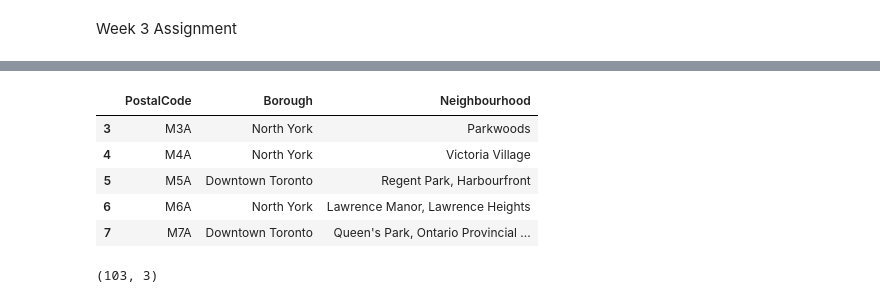
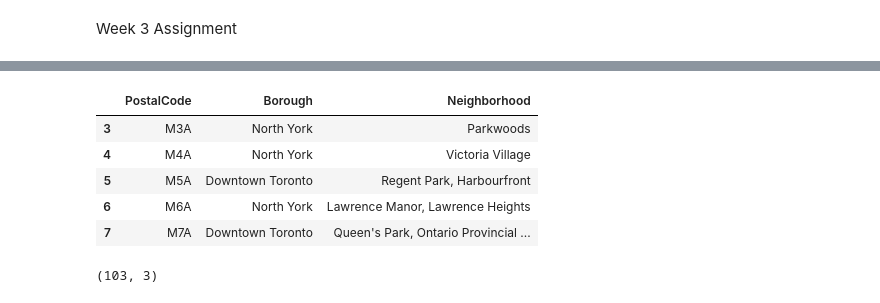
Before and after one commit to StealthyRiot/Coursera_Capstone, a Jupyter notebook: Coursera_Capstone.ipynb, the cells around one changed output, grey strips where cells are left out. Cells and saved outputs as stored; diff of their text form; code cells hidden in the pictures.

```diff
--- a/Coursera_Capstone.ipynb
+++ b/Coursera_Capstone.ipynb
@@ -46,37 +45,37 @@ soup = BeautifulSoup(website_text,'xml')
 
 table = soup.find('table',{'class':'wikitable sortable'})
 table_rows = table.find_all('tr')
 
 #creating a variable for BeautifulSoup to send data to
 data = []
 
 #Splitting and stripping the table apart where it finds 'td' in the HTML code
 for row in table_rows:
     data.append([t.text.strip() for t in row.find_all('td')])
 
 ##labeling index in dataframe
-df = pd.DataFrame(data, columns=['PostalCode', 'Borough', 'Neighbourhood'])
+df = pd.DataFrame(data, columns=['PostalCode', 'Borough', 'Neighborhood'])
 
 ## Deleting Blank Entries in table
 df = df[~df['PostalCode'].isnull()]
 
 ## Deleting "Not Assigned" Boroughs
 df = df[~df.Borough.str.contains("Not assigned")]
 
 ##Filter for changing "Not Assigned" Neighborhoods to their Borough name if possible
-filter1 = df['Neighbourhood']
+filter1 = df['Neighborhood']
 for x in filter1:
     if x == "Not assigned":
         df['Borough'] = df['Borough'].replace([2], [3])
     else:
         df['Borough'] = df['Borough'].replace([2], [2])
 
 ## Wikipedia has already combined the Boroughs but I left this here to show how I would group it back together
-df.groupby("Borough")['Neighbourhood'].apply(lambda Neighbourhood: ','.join(Neighbourhood))
+df.groupby("Borough")['Neighborhood'].apply(lambda Neighbourhood: ','.join(Neighbourhood))
 
 df.head()
 # %% [output]
-|  | PostalCode | Borough | Neighbourhood |
+|  | PostalCode | Borough | Neighborhood |
 | 3 | M3A | North York | Parkwoods |
 | 4 | M4A | North York | Victoria Village |
 | 5 | M5A | Downtown Toronto | Regent Park, Harbourfront |
```
Also changed, not shown: parts of 15 cells of this notebook.
